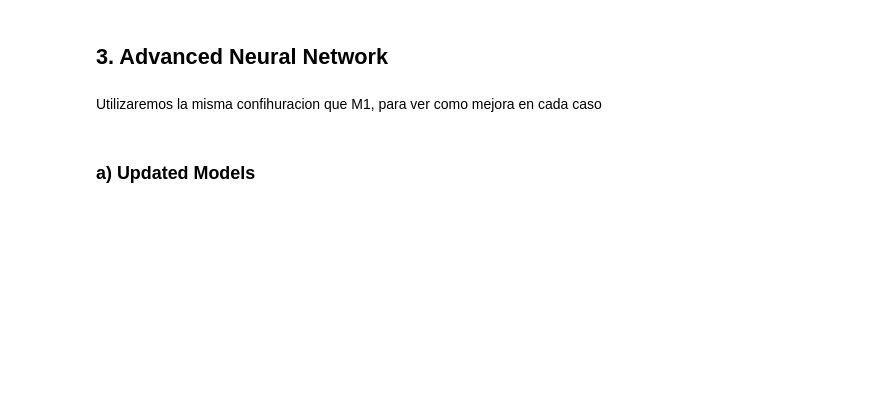
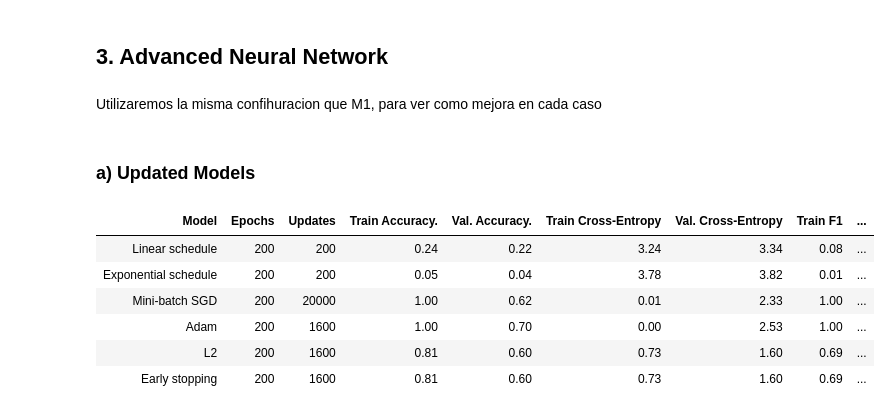
Before and after one commit to abrildiaco/TP3_ML, a Jupyter notebook: Entrega_TP3.ipynb, the cells around one changed output. Saved outputs shown, nothing was run; the diff lists cells and outputs as text; code cells hidden in the pictures; blank space fills up the shorter version.

```diff
--- a/Entrega_TP3.ipynb
+++ b/Entrega_TP3.ipynb
@@ -179,11 +192,12 @@ mini_batch_model = MLP(
 advanced_results["Mini-batch SGD"] = train_and_evaluate_model(
     mini_batch_model,
     xtr_norm,
-    ytr_m0,
+    ytr_sample,
     xval_norm,
-    yval_m0,
-    epochs = 50,
-    batch_size = 128
+    yval_sample,
+    n_classes,
+    epochs = 200,
+    batch_size = 10
 )
 # %%
 adam_model = MLP(
@@ -195,10 +209,11 @@ adam_model = MLP(
 advanced_results["Adam"] = train_and_evaluate_model(
     adam_model,
     xtr_norm,
-    ytr_m0,
+    ytr_sample,
     xval_norm,
-    yval_m0,
-    epochs = 50,
+    yval_sample,
+    n_classes,
+    epochs = 200,
     batch_size = 128
 )
 # %%
@@ -212,10 +227,11 @@ l2_model = MLP(
 advanced_results["L2"] = train_and_evaluate_model(
     l2_model,
     xtr_norm,
-    ytr_m0,
+    ytr_sample,
     xval_norm,
-    yval_m0,
-    epochs = 50,
+    yval_sample,
+    n_classes,
+    epochs = 200,
     batch_size = 128
 )
 # %%
@@ -231,18 +247,20 @@ early_stopping_model = MLP(
 advanced_results["Early stopping"] = train_and_evaluate_model(
     early_stopping_model,
     xtr_norm,
-    ytr_m0,
+    ytr_sample,
     xval_norm,
-    yval_m0,
-    epochs = 100,
+    yval_sample,
+    n_classes,
+    epochs = 200,
     batch_size = 128
 )
 # %%
-advanced_comparison_table(advanced_results).style.format({
-    "Train accuracy": "{:.4f}",
-    "Validation accuracy": "{:.4f}",
-    "Train cross-entropy": "{:.4f}",
-    "Validation cross-entropy": "{:.4f}",
-    "Train F1 macro": "{:.4f}",
-    "Validation F1 macro": "{:.4f}"
-})
+advanced_comparison_table(advanced_results)
+# %% [output]
+| Model | Epochs | Updates | Train Accuracy. | Val. Accuracy. | Train Cross-Entropy | Val. Cross-Entropy | Train F1 | ... |
+| Linear schedule | 200 | 200 | 0.24 | 0.22 | 3.24 | 3.34 | 0.08 | ... |
+| Exponential schedule | 200 | 200 | 0.05 | 0.04 | 3.78 | 3.82 | 0.01 | ... |
+| Mini-batch SGD | 200 | 20000 | 1.00 | 0.62 | 0.01 | 2.33 | 1.00 | ... |
+| Adam | 200 | 1600 | 1.00 | 0.70 | 0.00 | 2.53 | 1.00 | ... |
+| L2 | 200 | 1600 | 0.81 | 0.60 | 0.73 | 1.60 | 0.69 | ... |
+| Early stopping | 200 | 1600 | 0.81 | 0.60 | 0.73 | 1.60 | 0.69 | ... |
```
Also changed, not shown: parts of 7 cells of this notebook, 4 other files.
